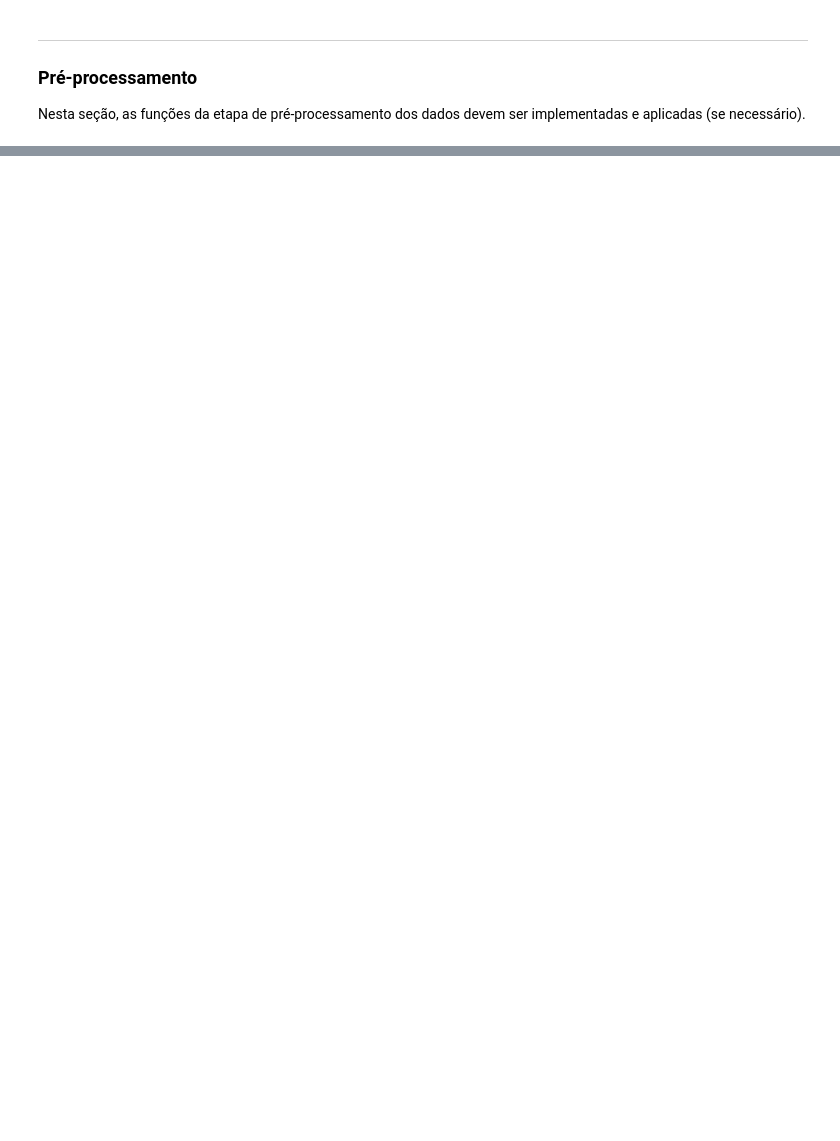
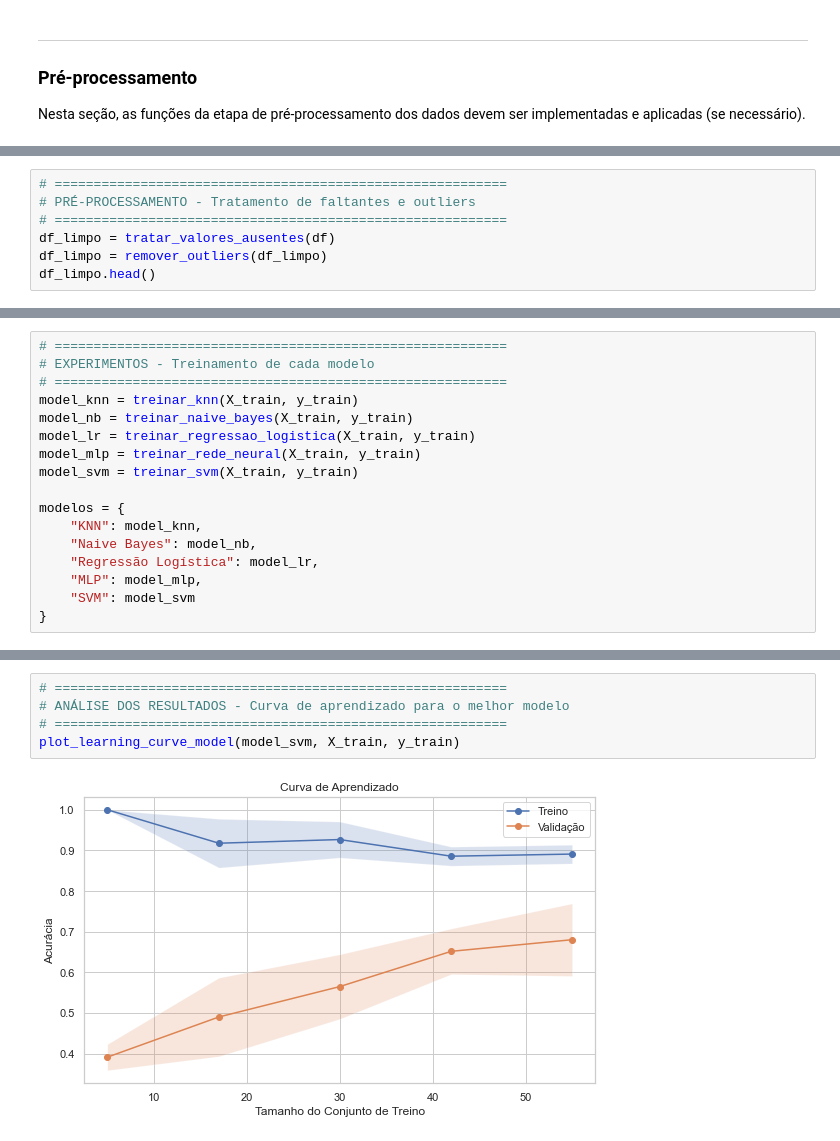
Before and after one commit to anneSS1/Projeto_AM, a Jupyter notebook: main.ipynb, the cells around one changed output, grey strips where cells are left out. Drawn from its saved outputs; the diff is of its cells as text; blank space fills up the shorter version.

```diff
--- a/main.ipynb
+++ b/main.ipynb
@@ -203,0 +178,7 @@ Dataset de TESTE com 25 amostras e 34 atributos.
+# %%
+# ==========================================================
+# PRÉ-PROCESSAMENTO - Tratamento de faltantes e outliers
+# ==========================================================
+df_limpo = tratar_valores_ausentes(df)
+df_limpo = remover_outliers(df_limpo)
+df_limpo.head()
@@ -450,0 +258,17 @@ weighted avg       0.86      0.82      0.79        65
+# %%
+# ==========================================================
+# EXPERIMENTOS - Treinamento de cada modelo
+# ==========================================================
+model_knn = treinar_knn(X_train, y_train)
+model_nb = treinar_naive_bayes(X_train, y_train)
+model_lr = treinar_regressao_logistica(X_train, y_train)
+model_mlp = treinar_rede_neural(X_train, y_train)
+model_svm = treinar_svm(X_train, y_train)
+
+modelos = {
+    "KNN": model_knn,
+    "Naive Bayes": model_nb,
+    "Regressão Logística": model_lr,
+    "MLP": model_mlp,
+    "SVM": model_svm
+}
@@ -509,0 +349,7 @@ comparar_modelos_plot_confusao(modelos, X_val, y_val, labels=[0,1,2], max_per_ro
+# %%
+# ==========================================================
+# ANÁLISE DOS RESULTADOS - Curva de aprendizado para o melhor modelo
+# ==========================================================
+plot_learning_curve_model(model_svm, X_train, y_train)
+# %% [output]
+[figure, added]
```
Also changed, not shown: parts of 38 cells of this notebook, 9 other files.
